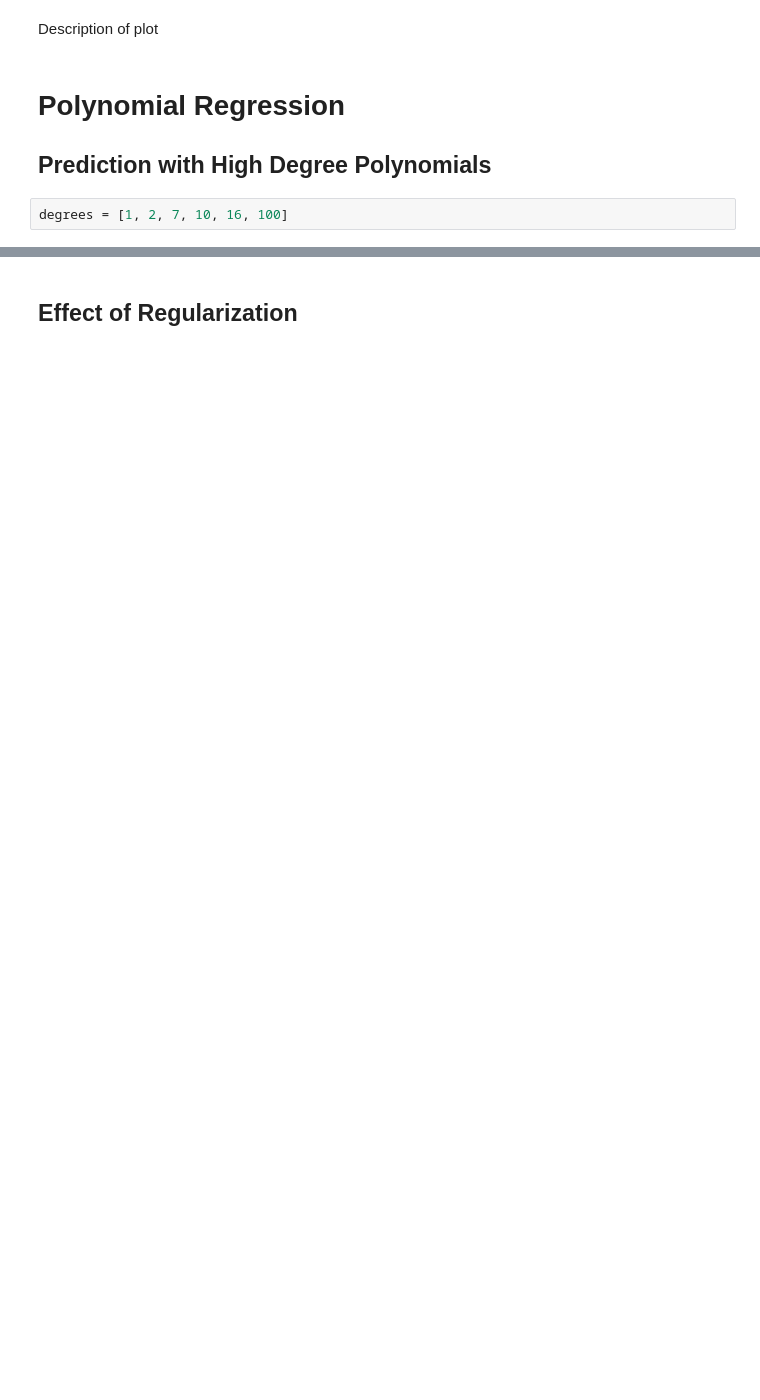
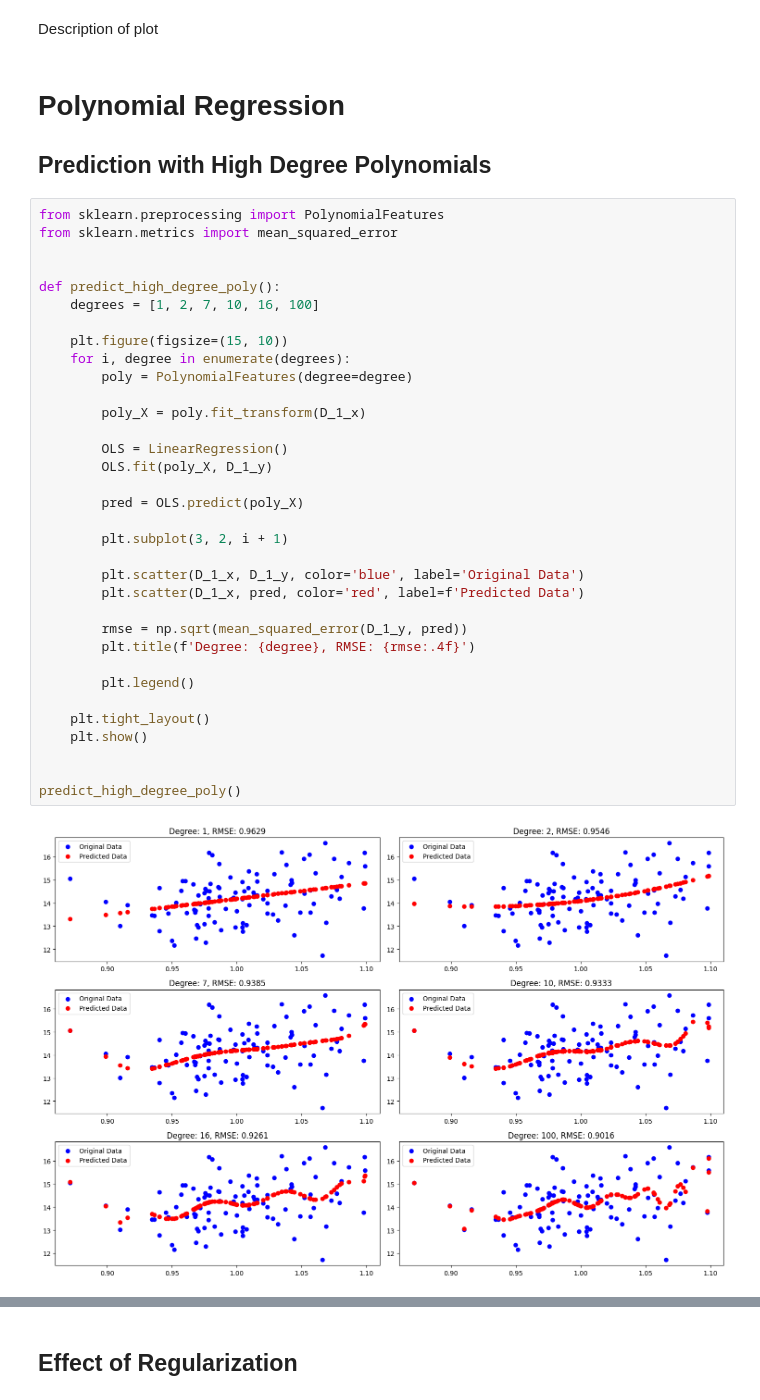
Before and after one commit to moOritzl/bachelorpraktikum-applied-machine-learning, a Jupyter notebook: Week_06/Generalized_Linear_Models_Polynomial_Regression.ipynb, the cells around one changed output, grey strips where cells are left out. Drawn from its saved outputs; the diff is of its cells as text; blank space fills up the shorter version.

Commit message:
Polynomial Regression finished

```diff
--- a/Week_06/Generalized_Linear_Models_Polynomial_Regression.ipynb
+++ b/Week_06/Generalized_Linear_Models_Polynomial_Regression.ipynb
@@ -252,4 +250,38 @@ Description of plot
 
 ## Prediction with High Degree Polynomials
 # %%
-degrees = [1, 2, 7, 10, 16, 100]
+from sklearn.preprocessing import PolynomialFeatures
+from sklearn.metrics import mean_squared_error
+
+
+def predict_high_degree_poly():
+    degrees = [1, 2, 7, 10, 16, 100]
+
+    plt.figure(figsize=(15, 10))
+    for i, degree in enumerate(degrees):
+        poly = PolynomialFeatures(degree=degree)
+
+        poly_X = poly.fit_transform(D_1_x)
+
+        OLS = LinearRegression()
+        OLS.fit(poly_X, D_1_y)
+
+        pred = OLS.predict(poly_X)
+
+        plt.subplot(3, 2, i + 1)
+
+        plt.scatter(D_1_x, D_1_y, color='blue', label='Original Data')
+        plt.scatter(D_1_x, pred, color='red', label=f'Predicted Data')
+
+        rmse = np.sqrt(mean_squared_error(D_1_y, pred))
+        plt.title(f'Degree: {degree}, RMSE: {rmse:.4f}')
+
+        plt.legend()
+
+    plt.tight_layout()
+    plt.show()
+
+
+predict_high_degree_poly()
+# %% [output]
+[figure, added]
```
Also changed, not shown: parts of 6 cells of this notebook.
